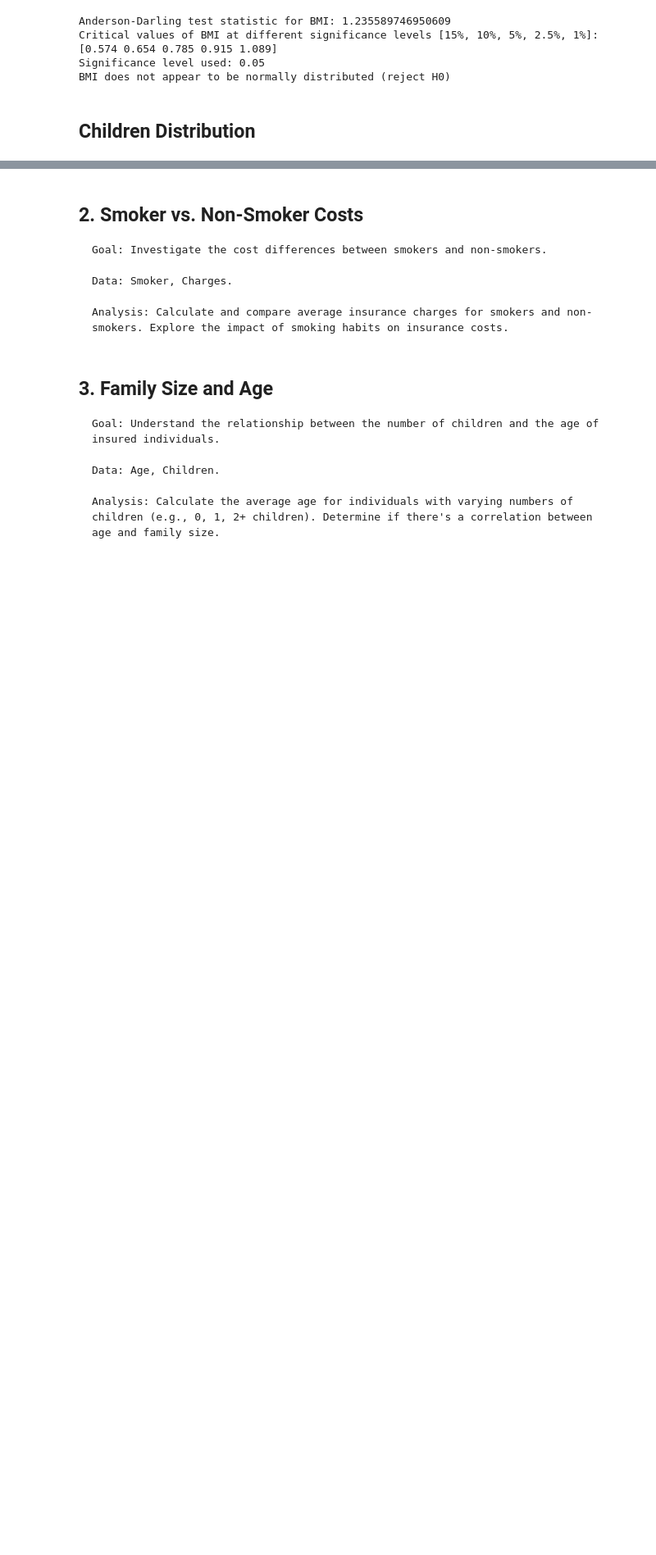
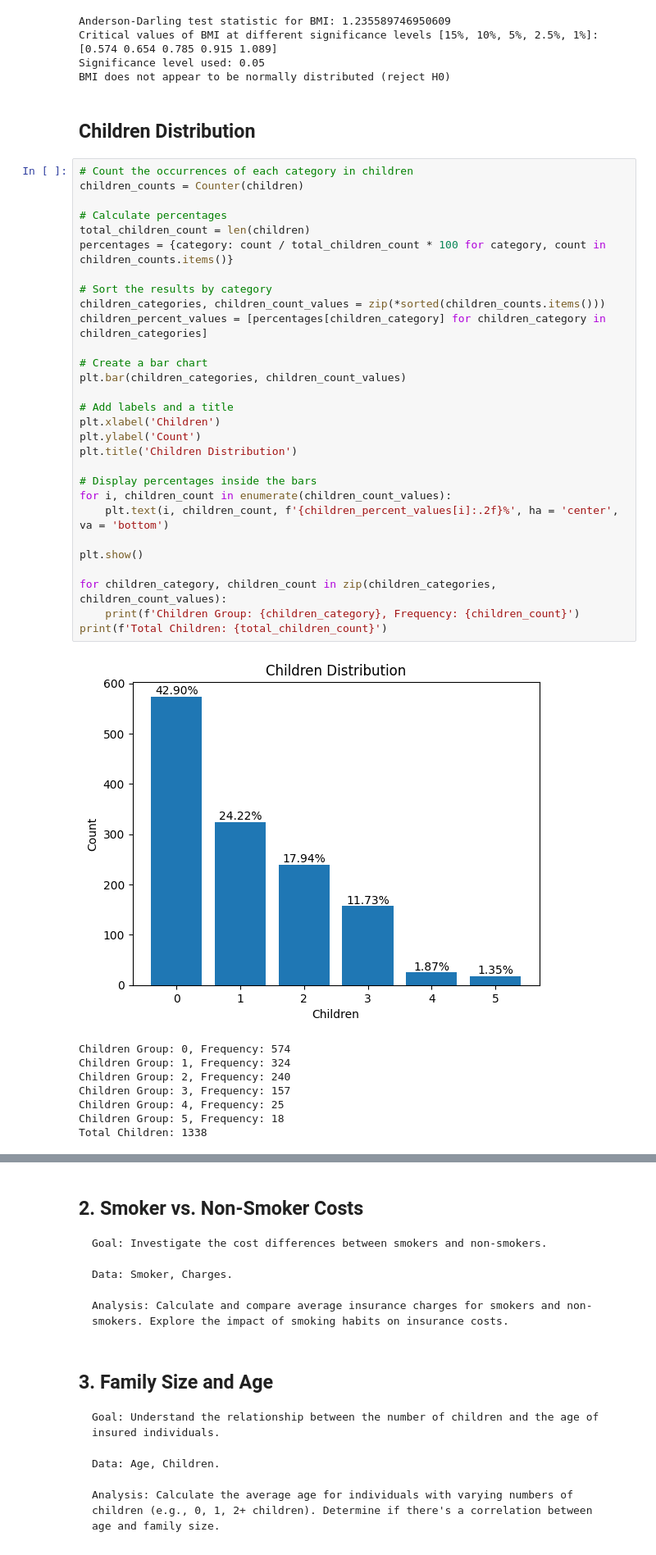
Before and after one commit to pavloskhetab/Codecademy-Data-Scientist-Analytics, a Jupyter notebook: us-medical-insurance-costs.ipynb, the cells around one changed output, grey strips where cells are left out. Shown at 82% size. Drawn from its saved outputs; the diff is of its cells as text; blank space fills up the shorter version.

```diff
--- a/us-medical-insurance-costs.ipynb
+++ b/us-medical-insurance-costs.ipynb
@@ -489,3 +515,41 @@ Significance level used: 0.05
 BMI does not appear to be normally distributed (reject H0)
 # %% [markdown]
 ## Children Distribution
+# %%
+# Count the occurrences of each category in children
+children_counts = Counter(children)
+
+# Calculate percentages
+total_children_count = len(children)
+percentages = {category: count / total_children_count * 100 for category, count in children_counts.items()}
+
+# Sort the results by category
+children_categories, children_count_values = zip(*sorted(children_counts.items()))
+children_percent_values = [percentages[children_category] for children_category in children_categories]
+
+# Create a bar chart
+plt.bar(children_categories, children_count_values)
+
+# Add labels and a title
+plt.xlabel('Children')
+plt.ylabel('Count')
+plt.title('Children Distribution')
+
+# Display percentages inside the bars
+for i, children_count in enumerate(children_count_values):
+    plt.text(i, children_count, f'{children_percent_values[i]:.2f}%', ha = 'center', va = 'bottom')
+
+plt.show()
+
+for children_category, children_count in zip(children_categories, children_count_values):
+    print(f'Children Group: {children_category}, Frequency: {children_count}')
+print(f'Total Children: {total_children_count}')
+# %% [output]
+[figure, added]
+Children Group: 0, Frequency: 574
+Children Group: 1, Frequency: 324
+Children Group: 2, Frequency: 240
+Children Group: 3, Frequency: 157
+Children Group: 4, Frequency: 25
+Children Group: 5, Frequency: 18
+Total Children: 1338
```
Also changed, not shown: parts of 20 cells of this notebook.
